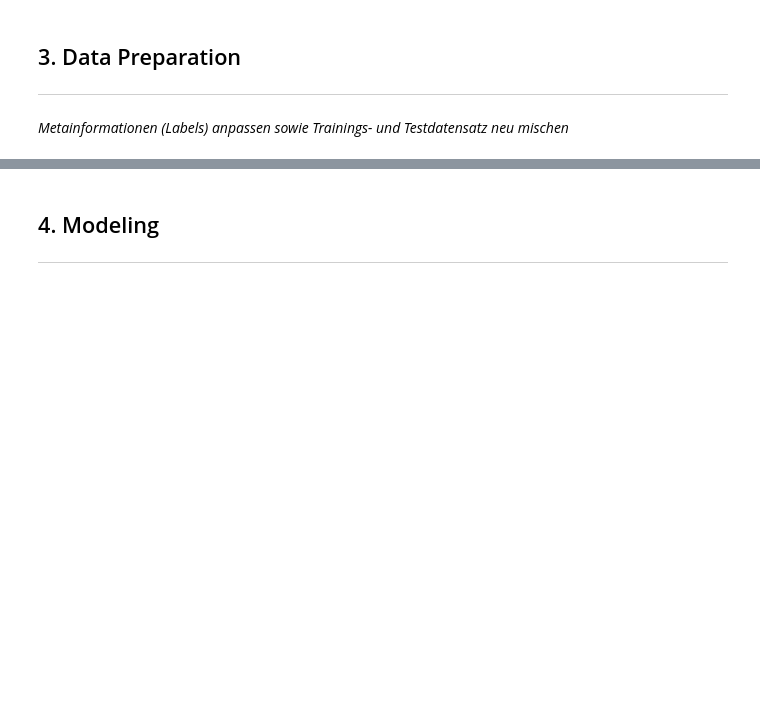
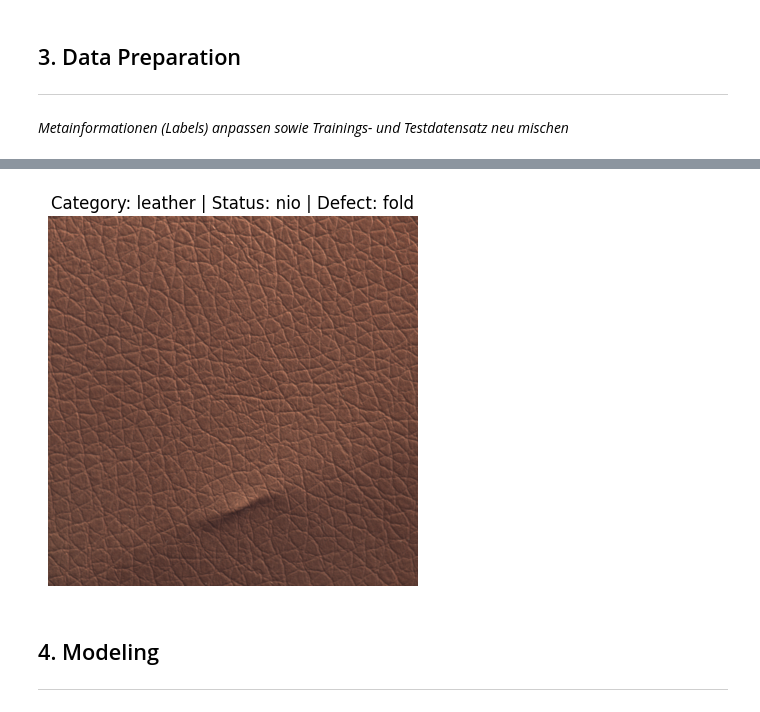
Before and after one commit to NRU310/MLDL, a Jupyter notebook: gr7_thema1.ipynb, the cells around one changed output, grey strips where cells are left out. Saved outputs shown, nothing was run; the diff lists cells and outputs as text; code cells hidden in the pictures; blank space fills up the shorter version.

Commit message:
Labeling

```diff
--- a/gr7_thema1.ipynb
+++ b/gr7_thema1.ipynb
@@ -98,8 +98,29 @@ import numpy as np
 import pandas as pd
 import sklearn
 import torch
+from pathlib import Path
+from PIL import Image
+import matplotlib.pyplot as plt
 
+# Welche Versionen werden vernwendet?
 print("Numpy Version:", np.__version__)
 print("Pandas Version:", pd.__version__)
 print("Scikit-Learn Version:", sklearn.__version__)
 print("Torch Version:",torch.__version__)
+
+# relativen Pfad zu den Bilddateien definieren
+
+# Git/
+# ├── MLDL/
+# │   └── gr7_thema1.ipynb   ← Python-Skript (Jupyter Notebook)
+# └── data/
+#     └── mvtec_anomaly_detection/
+
+
+PROJECT_ROOT = Path.cwd().resolve()
+DATA_ROOT = (PROJECT_ROOT / ".." / "data").resolve()
+BASE_DIR = DATA_ROOT / "mvtec_anomaly_detection"
+
+print("PROJECT_ROOT:", PROJECT_ROOT)
+print("DATA_ROOT:", DATA_ROOT)
+print(BASE_DIR)
@@ -139,3 +203,22 @@ Bücher:
+# %%
+# ein zufälliges Bild auswählen
+row = df_labels.sample(1).iloc[0]
+
+img_path = DATA_ROOT / row["filepath"]
+assert img_path.exists(), f"Datei nicht gefunden: {img_path}"
+
+img = Image.open(img_path)
+
+plt.imshow(img)
+plt.axis("off")
+plt.title(
+    f"Category: {row['category']} | "
+    f"Status: {row['io_status']} | "
+    f"Defect: {row['defect_type']}"
+)
+plt.show()
+# %% [output]
+[figure, added]
 # %% [markdown]
 ## 4. Modeling
 ---
```
Also changed, not shown: parts of 4 cells of this notebook.
